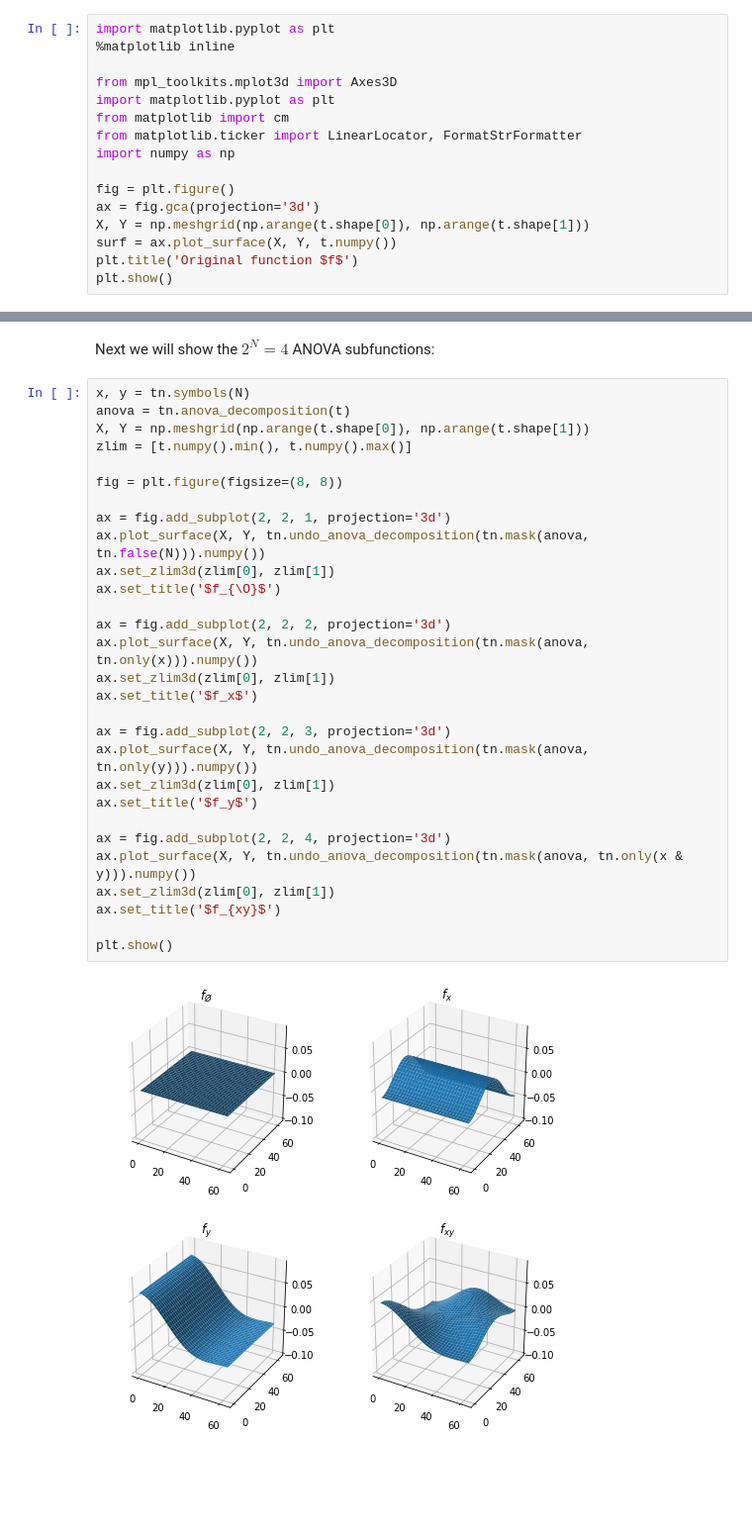
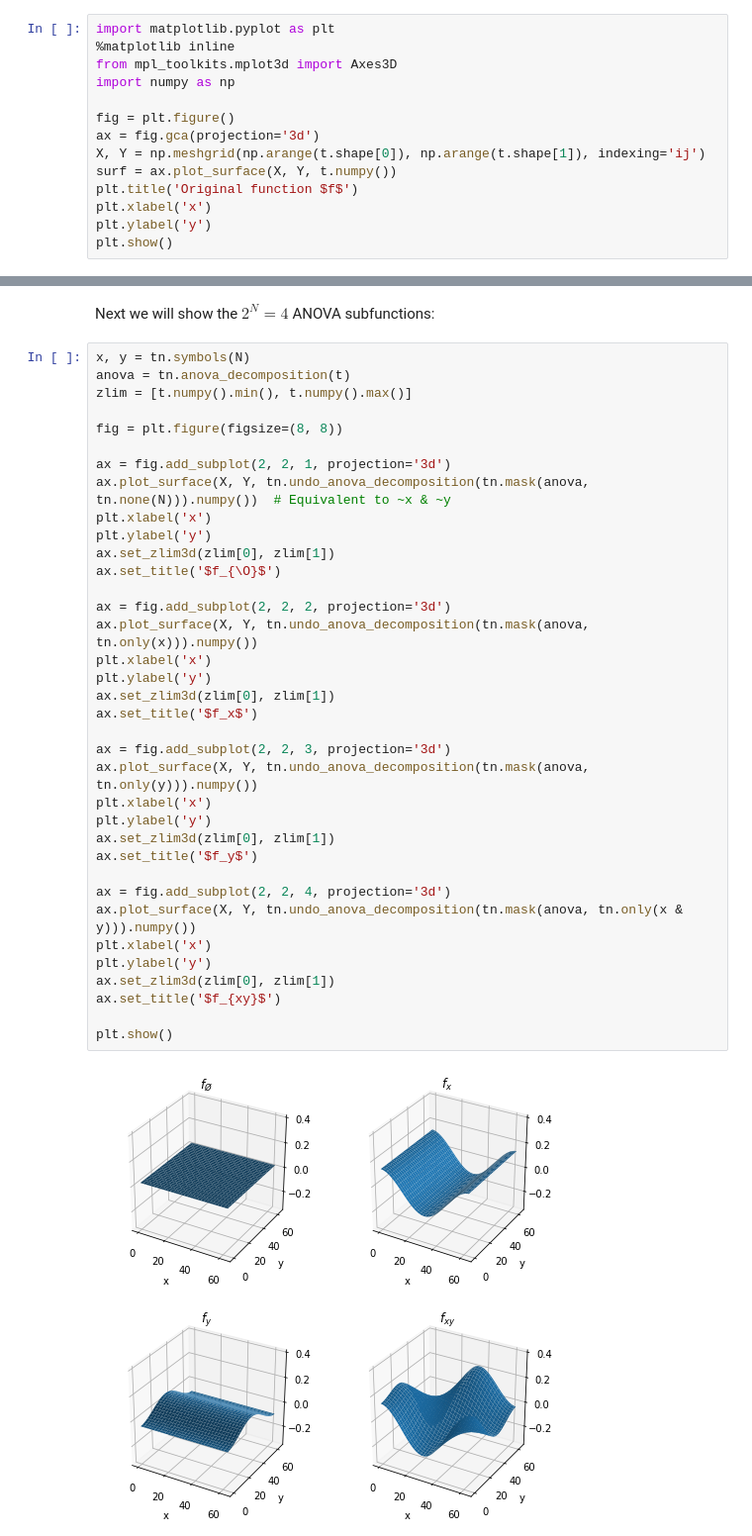
Before and after one commit to rballester/tntorch, a Jupyter notebook: tutorials/anova.ipynb, the cells around one changed output, grey strips where cells are left out. Shown: that part at 99% size. Saved outputs shown, nothing was run; the diff lists cells and outputs as text; blank space fills up the shorter version.

Commit message:
ANOVA notebook

```diff
--- a/tutorials/anova.ipynb
+++ b/tutorials/anova.ipynb
@@ -102,17 +111,15 @@ First we will show the full function:
 # %%
 import matplotlib.pyplot as plt
 %matplotlib inline
-
 from mpl_toolkits.mplot3d import Axes3D
-import matplotlib.pyplot as plt
-from matplotlib import cm
-from matplotlib.ticker import LinearLocator, FormatStrFormatter
 import numpy as np
 
 fig = plt.figure()
 ax = fig.gca(projection='3d')
-X, Y = np.meshgrid(np.arange(t.shape[0]), np.arange(t.shape[1]))
+X, Y = np.meshgrid(np.arange(t.shape[0]), np.arange(t.shape[1]), indexing='ij')
 surf = ax.plot_surface(X, Y, t.numpy())
 plt.title('Original function $f$')
+plt.xlabel('x')
+plt.ylabel('y')
 plt.show()
 # %% [output]
@@ -122,31 +129,38 @@ Next we will show the $2^N = 4$ ANOVA subfunctions:
 # %%
 x, y = tn.symbols(N)
 anova = tn.anova_decomposition(t)
-X, Y = np.meshgrid(np.arange(t.shape[0]), np.arange(t.shape[1]))
 zlim = [t.numpy().min(), t.numpy().max()]
 
 fig = plt.figure(figsize=(8, 8))
 
 ax = fig.add_subplot(2, 2, 1, projection='3d')
-ax.plot_surface(X, Y, tn.undo_anova_decomposition(tn.mask(anova, tn.false(N))).numpy())
+ax.plot_surface(X, Y, tn.undo_anova_decomposition(tn.mask(anova, tn.none(N))).numpy())  # Equivalent to ~x & ~y
+plt.xlabel('x')
+plt.ylabel('y')
 ax.set_zlim3d(zlim[0], zlim[1])
 ax.set_title('$f_{\O}$')
 
 ax = fig.add_subplot(2, 2, 2, projection='3d')
 ax.plot_surface(X, Y, tn.undo_anova_decomposition(tn.mask(anova, tn.only(x))).numpy())
+plt.xlabel('x')
+plt.ylabel('y')
 ax.set_zlim3d(zlim[0], zlim[1])
 ax.set_title('$f_x$')
 
 ax = fig.add_subplot(2, 2, 3, projection='3d')
 ax.plot_surface(X, Y, tn.undo_anova_decomposition(tn.mask(anova, tn.only(y))).numpy())
+plt.xlabel('x')
+plt.ylabel('y')
 ax.set_zlim3d(zlim[0], zlim[1])
 ax.set_title('$f_y$')
 
 ax = fig.add_subplot(2, 2, 4, projection='3d')
 ax.plot_surface(X, Y, tn.undo_anova_decomposition(tn.mask(anova, tn.only(x & y))).numpy())
+plt.xlabel('x')
+plt.ylabel('y')
 ax.set_zlim3d(zlim[0], zlim[1])
 ax.set_title('$f_{xy}$')
 
 plt.show()
 # %% [output]
-[figure, old version]
+[figure, new version]
```
Also changed, not shown: parts of 10 cells of this notebook.
